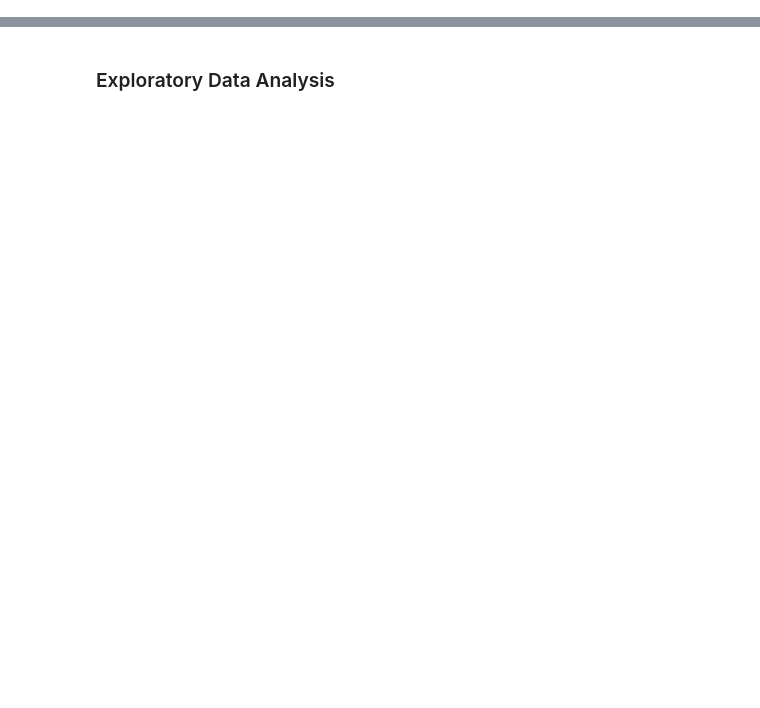
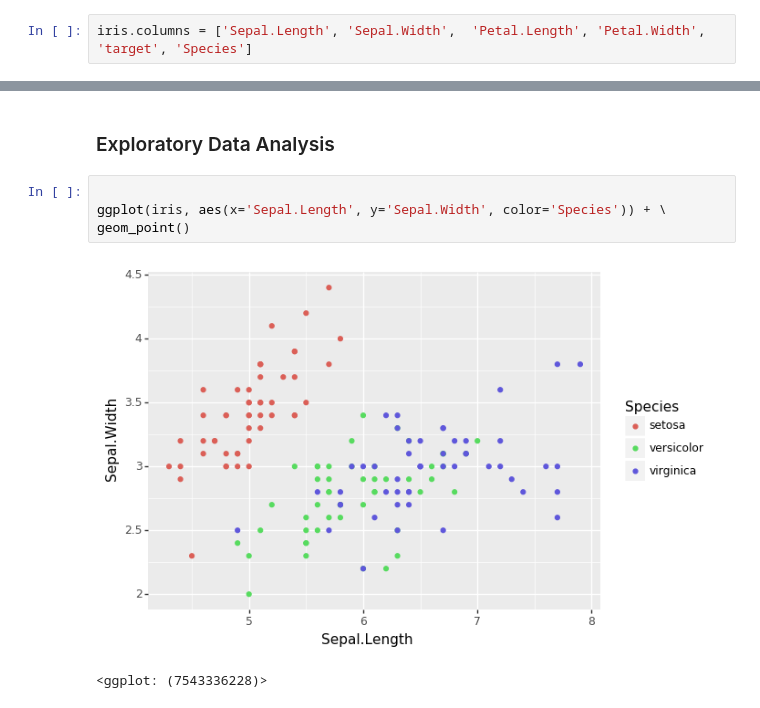
Before and after one commit to thiyangt/pythonEDA, a Jupyter notebook: irisPython.ipynb, the cells around one changed output, grey strips where cells are left out. Saved outputs shown, nothing was run; the diff lists cells and outputs as text; blank space fills up the shorter version.

```diff
--- a/irisPython.ipynb
+++ b/irisPython.ipynb
@@ -65,0 +79,2 @@ iris.tail()
+# %%
+iris.columns = ['Sepal.Length', 'Sepal.Width',  'Petal.Length', 'Petal.Width', 'target', 'Species']
@@ -66,2 +90,9 @@ iris.tail()
 # %% [markdown]
 ### Exploratory Data Analysis
+# %%
+
+ggplot(iris, aes(x='Sepal.Length', y='Sepal.Width', color='Species')) + \
+geom_point()
+# %% [output]
+[figure, added]
+<ggplot: (7543336228)>
```
Also changed, not shown: parts of 10 cells of this notebook.
